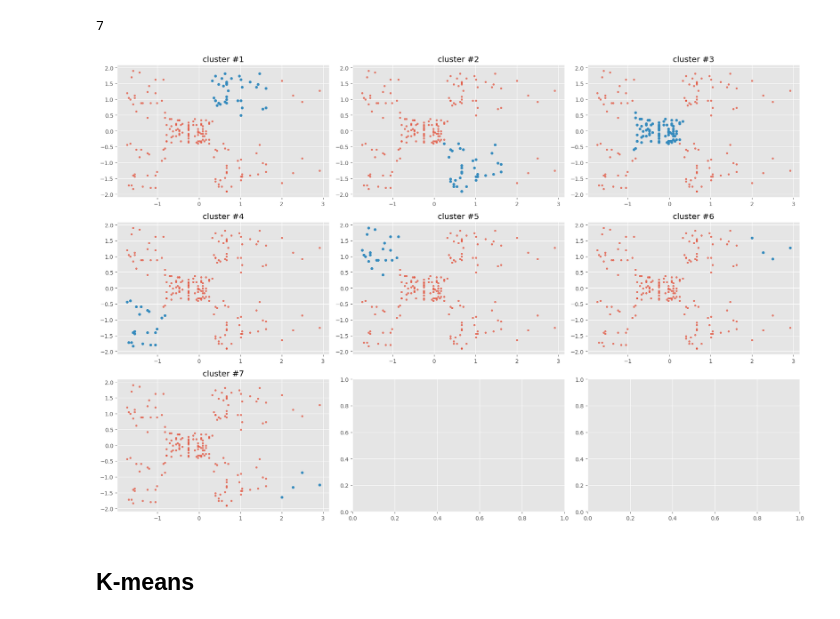
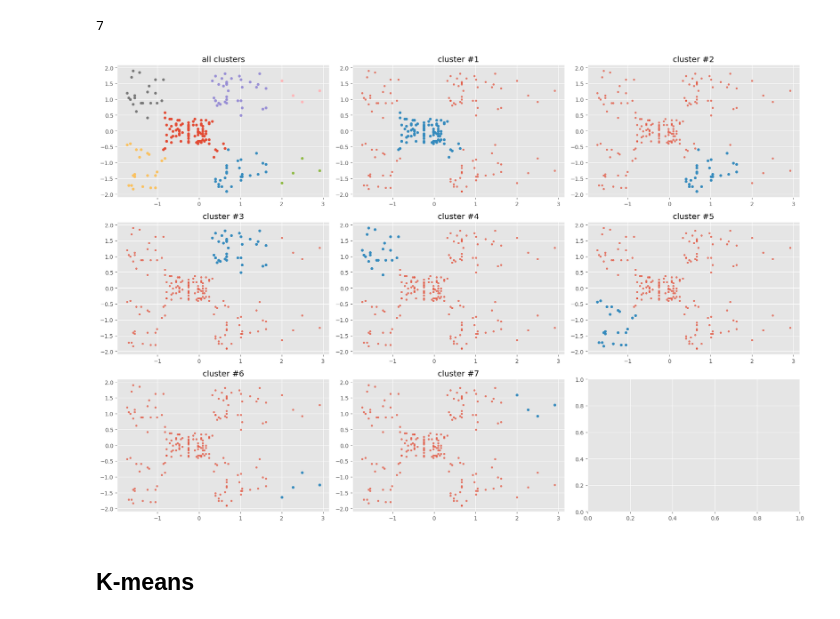
Before and after one commit to fadeeva/nakedML, a Jupyter notebook: MLnotes/004_Clustering.ipynb, the cells around one changed output. Saved outputs shown, nothing was run; the diff lists cells and outputs as text; code cells hidden in the pictures.

```diff
--- a/MLnotes/004_Clustering.ipynb
+++ b/MLnotes/004_Clustering.ipynb
@@ -685,15 +685,19 @@ len(clusters)
 # %%
 fig, axs = plt.subplots(3, 3, figsize=(18, 12))
 axs = axs.flatten()
 
+for cluster in clusters:
+    axs[0].scatter(cluster[cols[0]], cluster[cols[1]], s=20)
+    axs[0].set_title('all clusters')
+
 for i, cluster in enumerate(clusters):
-    axs[i].scatter(data_scaled[cols[0]], data_scaled[cols[1]], s=10, alpha=.7)
-    axs[i].scatter(cluster[cols[0]], cluster[cols[1]], s=20)
-    axs[i].set_title(f'cluster #{i+1}')
+    axs[i+1].scatter(data_scaled[cols[0]], data_scaled[cols[1]], s=10, alpha=.7)
+    axs[i+1].scatter(cluster[cols[0]], cluster[cols[1]], s=20)
+    axs[i+1].set_title(f'cluster #{i+1}')
 
 plt.tight_layout()
 # %% [output]
-[figure, old version]
+[figure, new version]
 # %% [markdown]
 ## K-means
 # %% [markdown]
```
Also changed, not shown: parts of 2 cells of this notebook.
